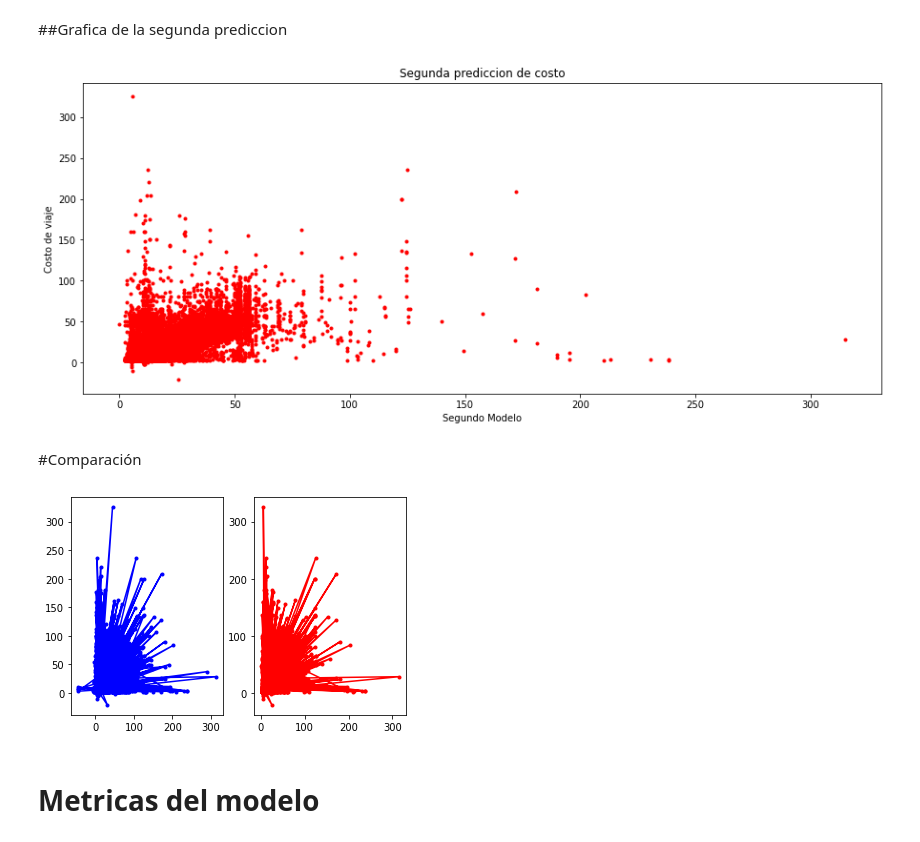
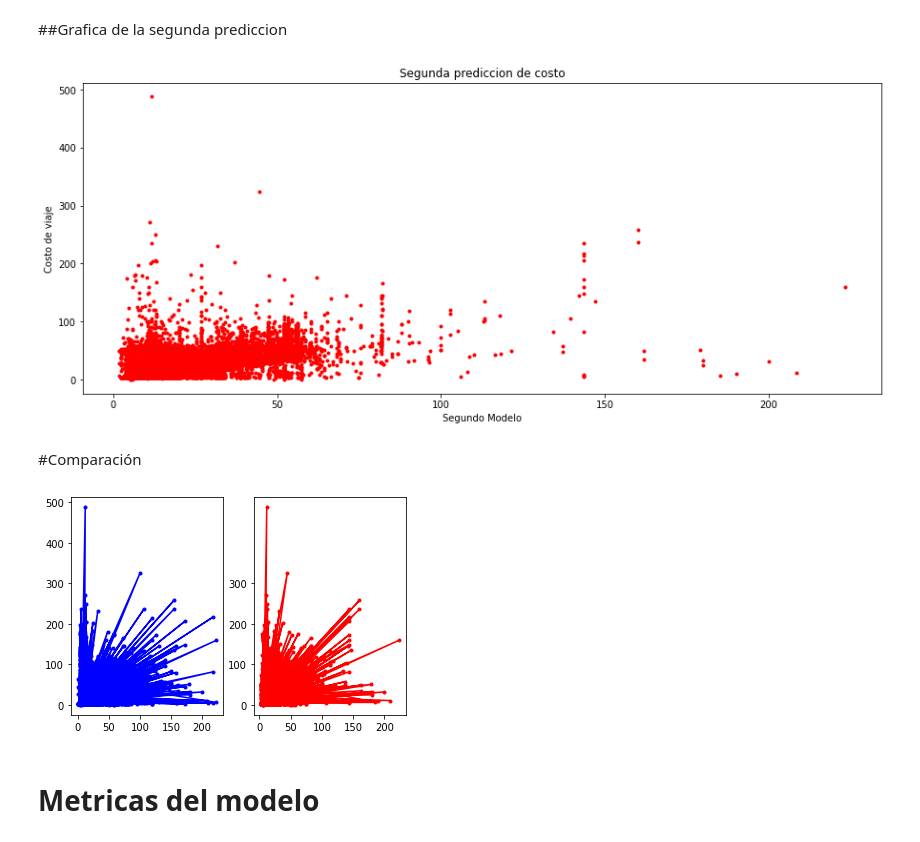
Before and after one commit to Roberto-Cerna/Predicting-Fare-Amount-From-Taxis, a Jupyter notebook: PC_2.ipynb, the cells around one changed output. Cells and saved outputs as stored; diff of their text form; code cells hidden in the pictures.

```diff
--- a/PC_2.ipynb
+++ b/PC_2.ipynb
@@ -79,6 +79,8 @@ dropoff_longitude    0
 dropoff_latitude     0
 passenger_count      0
 dtype: int64
+# %%
+df.drop(df[df['fare_amount']<0].index, inplace=True)
 # %% [markdown]
 Se utilizará solo la hora del tiempo de recogo, para ello lo extraemos en otra columna
 # %%
@@ -117,7 +119,7 @@ print(df['passenger_count'].value_counts())
 9         1
 Name: passenger_count, dtype: int64
 # %%
-df.loc[df.passenger_count > 7, 'passenger_count'] = 7
+df.drop(df[df["passenger_count"] >=7].index, inplace=True)
 # %%
 print(df['passenger_count'].value_counts())
 # %% [output]
@@ -366,16 +367,16 @@ plt.show()
 # %%
 plt.figure(figsize=(15,6))
 
 x_2 = y2
 y_2 = y_test
 
-plt.scatter(x , y , marker='.', color='r')
+plt.scatter(x_2 , y_2 , marker='.', color='r')
 plt.xlabel("Segundo Modelo")
 plt.ylabel("Costo de viaje")
 plt.title("Segunda prediccion de costo")
 plt.show()
 # %% [output]
-[figure, old version]
+[figure, new version]
 # %% [markdown]
 #Comparación
 # %%
@@ -388,7 +389,7 @@ ax[1].plot(x_2 ,y_2 , marker='.',color ='r')
 plt.yticks([0,100,200,300])
 plt.show()
 # %% [output]
-[figure, old version]
+[figure, new version]
 # %% [markdown]
 # Metricas del modelo
 # %% [markdown]
```
Also changed, not shown: parts of 15 cells of this notebook.
